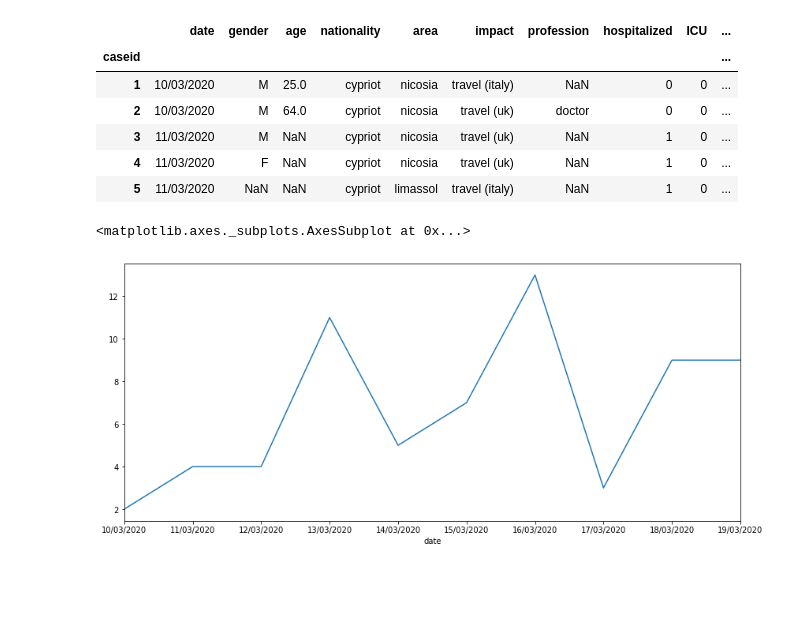
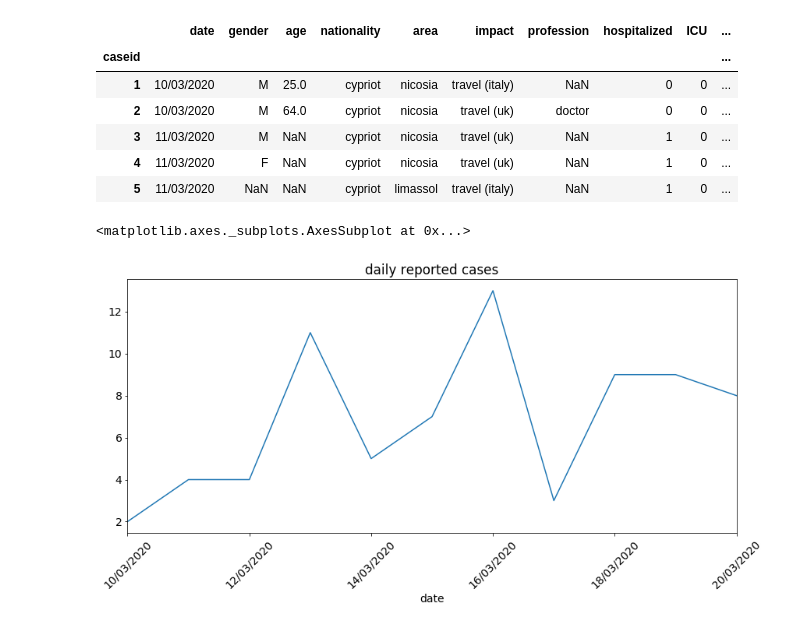
Before and after one commit to dtrihinas/covid-19-cyprus-data, a Jupyter notebook: covid-19-notebook-starter-code.ipynb, the cells around one changed output. Cells and saved outputs as stored; diff of their text form; code cells hidden in the pictures; blank space fills up the shorter version.

```diff
--- a/covid-19-notebook-starter-code.ipynb
+++ b/covid-19-notebook-starter-code.ipynb
@@ -2,6 +2,8 @@
 import numpy as np
 import pandas as pd
 import matplotlib.pyplot as plt
+%matplotlib inline
+plt.rcParams.update({'font.size': 14})
 # %%
 url = 'https://raw.githubusercontent.com/dtrihinas/covid-19-cyprus-data/master/coronavirus_cyprus_data.csv'
 data = pd.read_csv(url, index_col='caseid')
@@ -16,7 +18,7 @@ data.head()
 | 5 | 11/03/2020 | NaN | NaN | cypriot | limassol | travel (italy) | NaN | 1 | 0 | ... |
 # %%
 cum_cases = data.groupby('date').size()
-cum_cases.plot(figsize=(14,6))
+cum_cases.plot(figsize=(14,6), title='daily reported cases', rot=45)
 # %% [output]
 <matplotlib.axes._subplots.AxesSubplot at 0x...>
-[figure, old version]
+[figure, new version]
```
Also changed, not shown: parts of 2 cells of this notebook.
